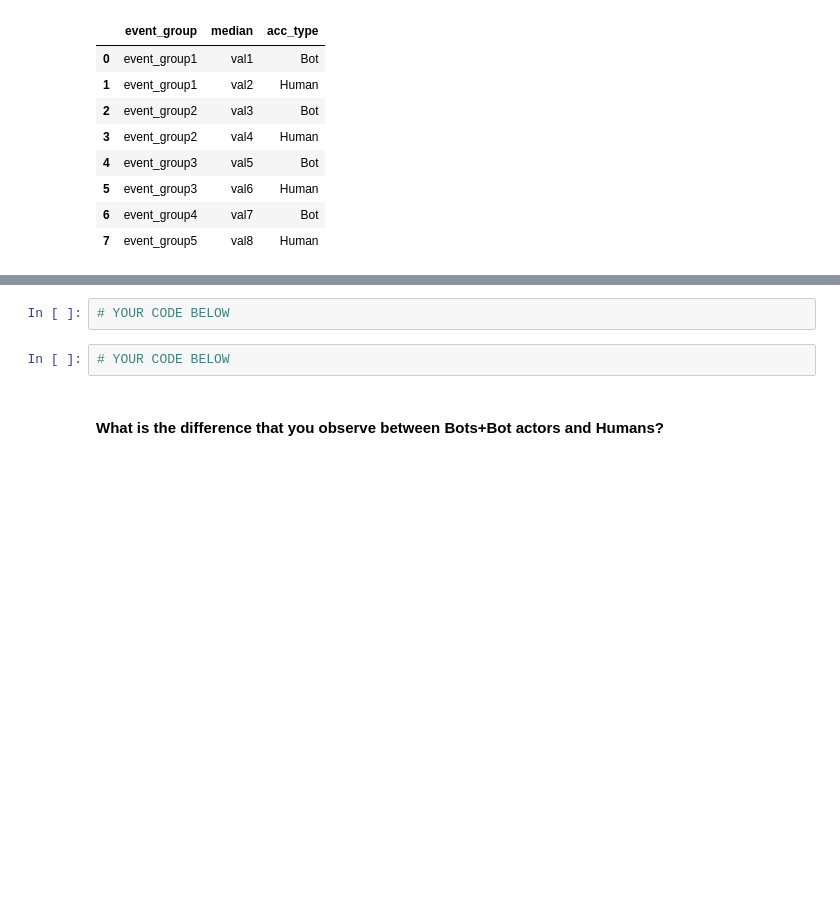
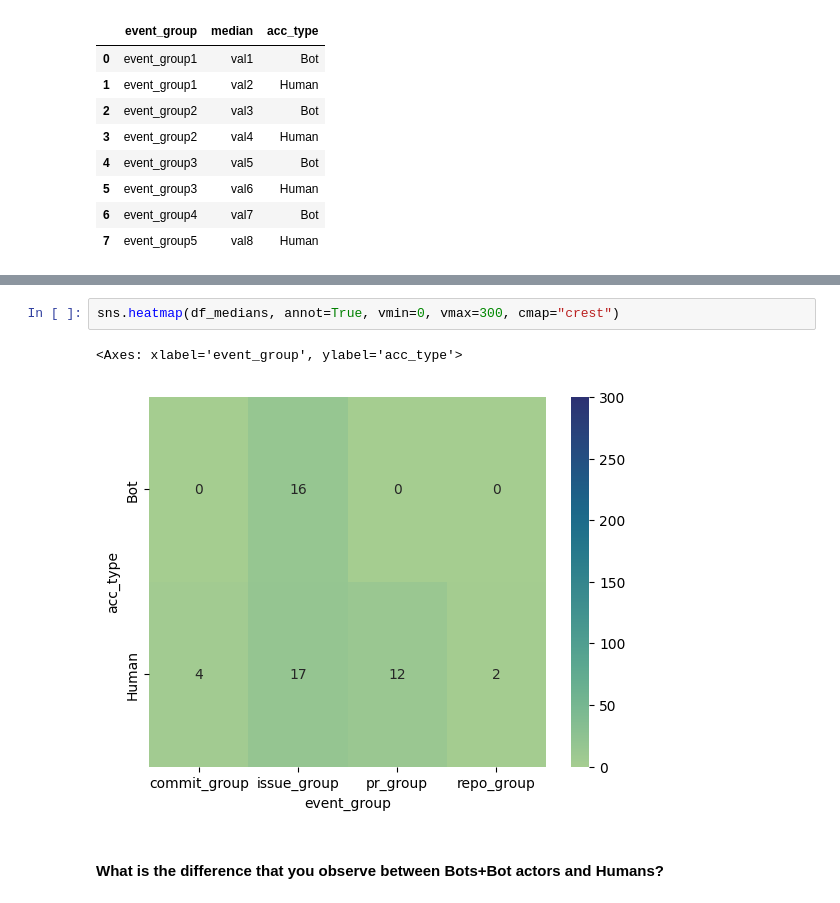
Before and after one commit to ClaireDH3/Software_Evolution_TP_bots, a Jupyter notebook: TP_bots_template.ipynb, the cells around one changed output, grey strips where cells are left out. Saved outputs shown, nothing was run; the diff lists cells and outputs as text; blank space fills up the shorter version.

```diff
--- a/TP_bots_template.ipynb
+++ b/TP_bots_template.ipynb
@@ -588,7 +646,8 @@ df_medians.pivot(index='acc_type', columns='event_group', values='median')#.rese
 # %%
-# YOUR CODE BELOW
+sns.heatmap(df_medians, annot=True, vmin=0, vmax=300, cmap="crest")
+# %% [output]
+<Axes: xlabel='event_group', ylabel='acc_type'>
+[figure, added]
-# %%
-# YOUR CODE BELOW
 # %% [markdown]
 #### What is the difference that you observe between Bots+Bot actors and Humans?
 # %% [markdown]
```
Also changed, not shown: parts of 12 cells of this notebook.
